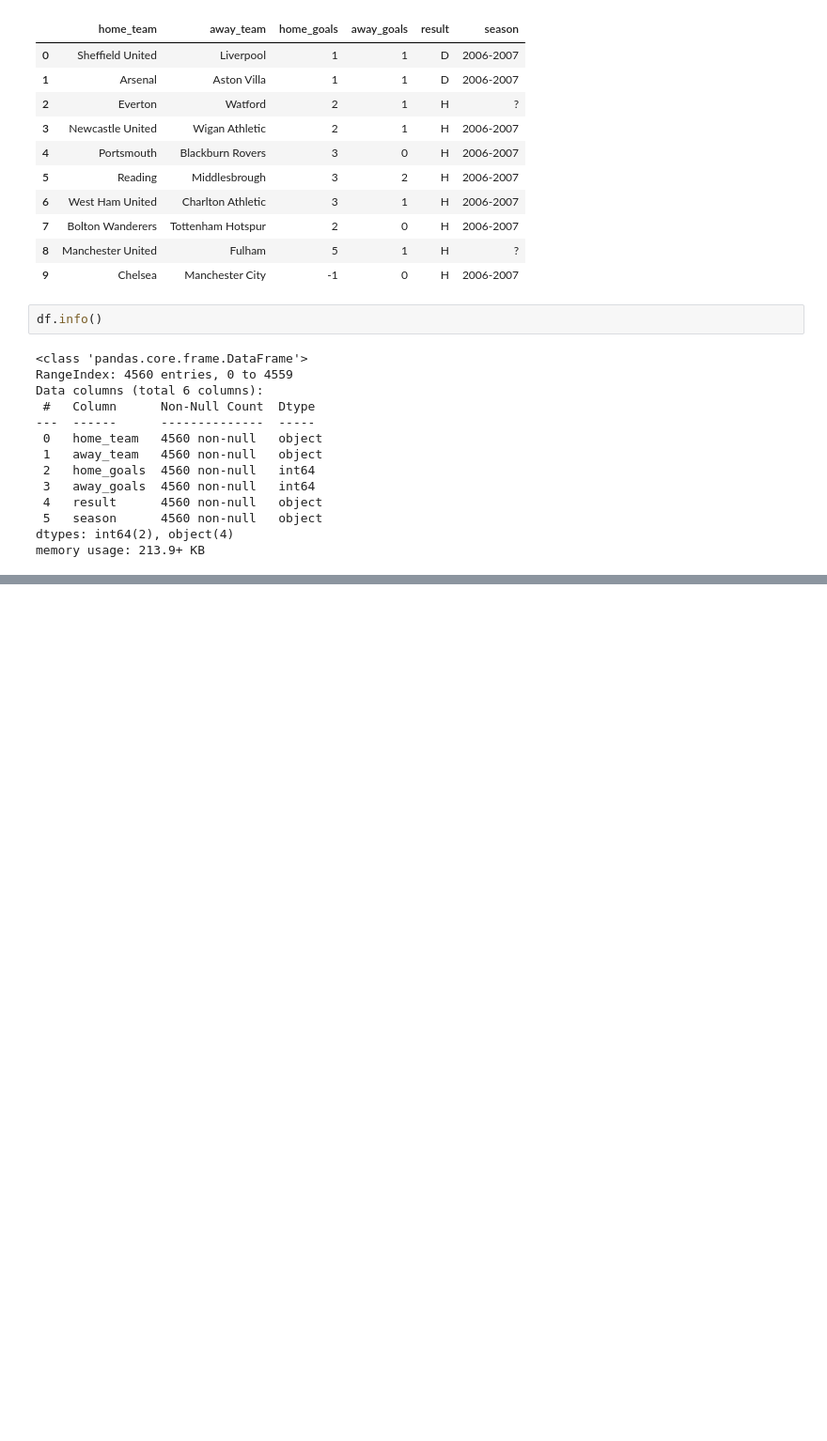
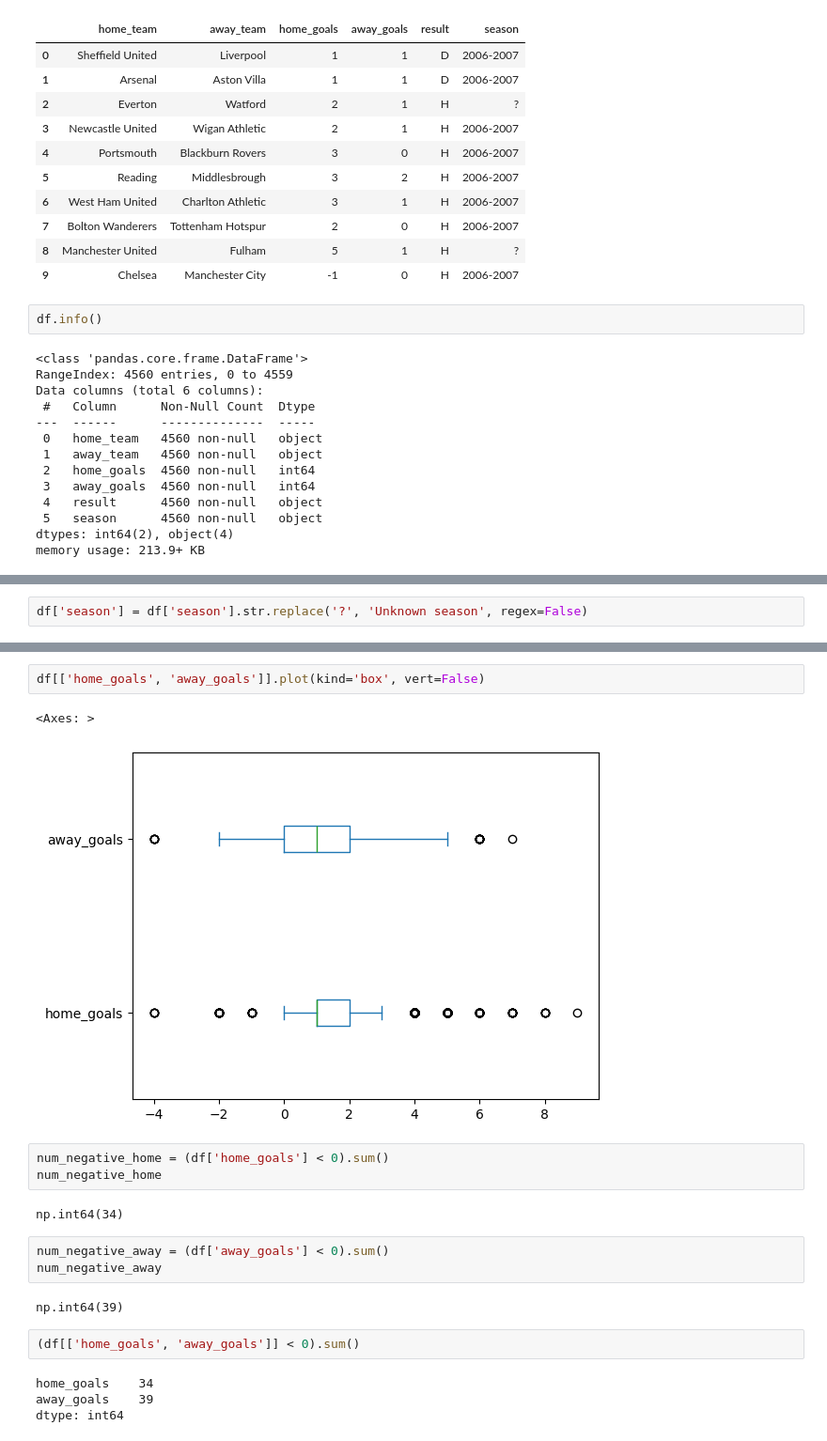
Before and after one commit to Ashish-khanagwal/Artificial-Intelligence, a Jupyter notebook: 4. Pandas/advanced-premier-league.ipynb, the cells around one changed output, grey strips where cells are left out. Shown at 94% size. Drawn from its saved outputs; the diff is of its cells as text; blank space fills up the shorter version.

```diff
--- a/4. Pandas/advanced-premier-league.ipynb
+++ b/4. Pandas/advanced-premier-league.ipynb
@@ -35,0 +54,2 @@ memory usage: 213.9+ KB
+# %%
+df['season'] = df['season'].str.replace('?', 'Unknown season', regex=False)
@@ -35,0 +128,21 @@ memory usage: 213.9+ KB
+# %%
+df[['home_goals', 'away_goals']].plot(kind='box', vert=False)
+# %% [output]
+<Axes: >
+[figure, added]
+# %%
+num_negative_home = (df['home_goals'] < 0).sum()
+num_negative_home
+# %% [output]
+np.int64(34)
+# %%
+num_negative_away = (df['away_goals'] < 0).sum()
+num_negative_away
+# %% [output]
+np.int64(39)
+# %%
+(df[['home_goals', 'away_goals']] < 0).sum()
+# %% [output]
+home_goals    34
+away_goals    39
+dtype: int64
```
Also changed, not shown: parts of 41 cells of this notebook.
